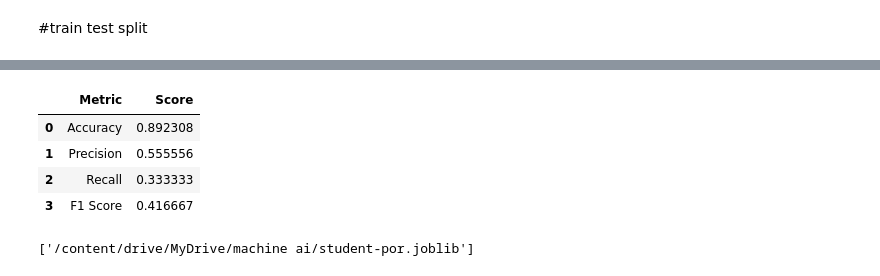
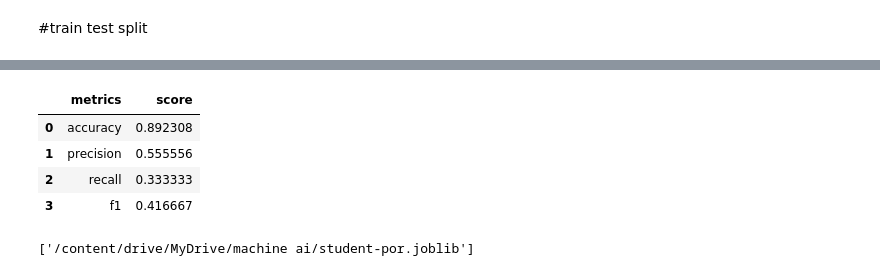
Before and after one commit to bishaarabdi1/artificial-intelligence-, a Jupyter notebook: machine-learning/student_por.ipynb, the cells around one changed output, grey strips where cells are left out. Cells and saved outputs as stored; diff of their text form; code cells hidden in the pictures.

```diff
--- a/machine-learning/student_por.ipynb
+++ b/machine-learning/student_por.ipynb
@@ -311,27 +312,25 @@ Pipeline(steps=[('preprocessor',
 y_pred = model.predict(X_test)
 # %%
 # Calculate model evaluation scores
-accuracy = accuracy_score(y_test, y_pred)
 
-precision = precision_score(y_test, y_pred )
-
-recall = recall_score(y_test, y_pred )
-
-f1 = f1_score(y_test, y_pred )
+metrics_score= pd.DataFrame({
+    "metrics": ["accuracy","precision","recall","f1"],
+    "score": [
+        accuracy_score(y_test,y_pred),
+        precision_score(y_test,y_pred),
+        recall_score(y_test,y_pred),
+        f1_score(y_test,y_pred)
+    ]
+})
-# %%
-# Create evaluation table
-metrics_df = pd.DataFrame({
-    "Metric": ["Accuracy", "Precision", "Recall", "F1 Score"],
-    "Score": [accuracy, precision, recall, f1]
-})
-
-metrics_df
-# %% [output]
-|  | Metric | Score |
-| 0 | Accuracy | 0.892308 |
-| 1 | Precision | 0.555556 |
-| 2 | Recall | 0.333333 |
-| 3 | F1 Score | 0.416667 |
+# %%
+
+metrics_score
+# %% [output]
+|  | metrics | score |
+| 0 | accuracy | 0.892308 |
+| 1 | precision | 0.555556 |
+| 2 | recall | 0.333333 |
+| 3 | f1 | 0.416667 |
 # %%
 import joblib
 
```
Also changed, not shown: parts of 1 cell of this notebook.
